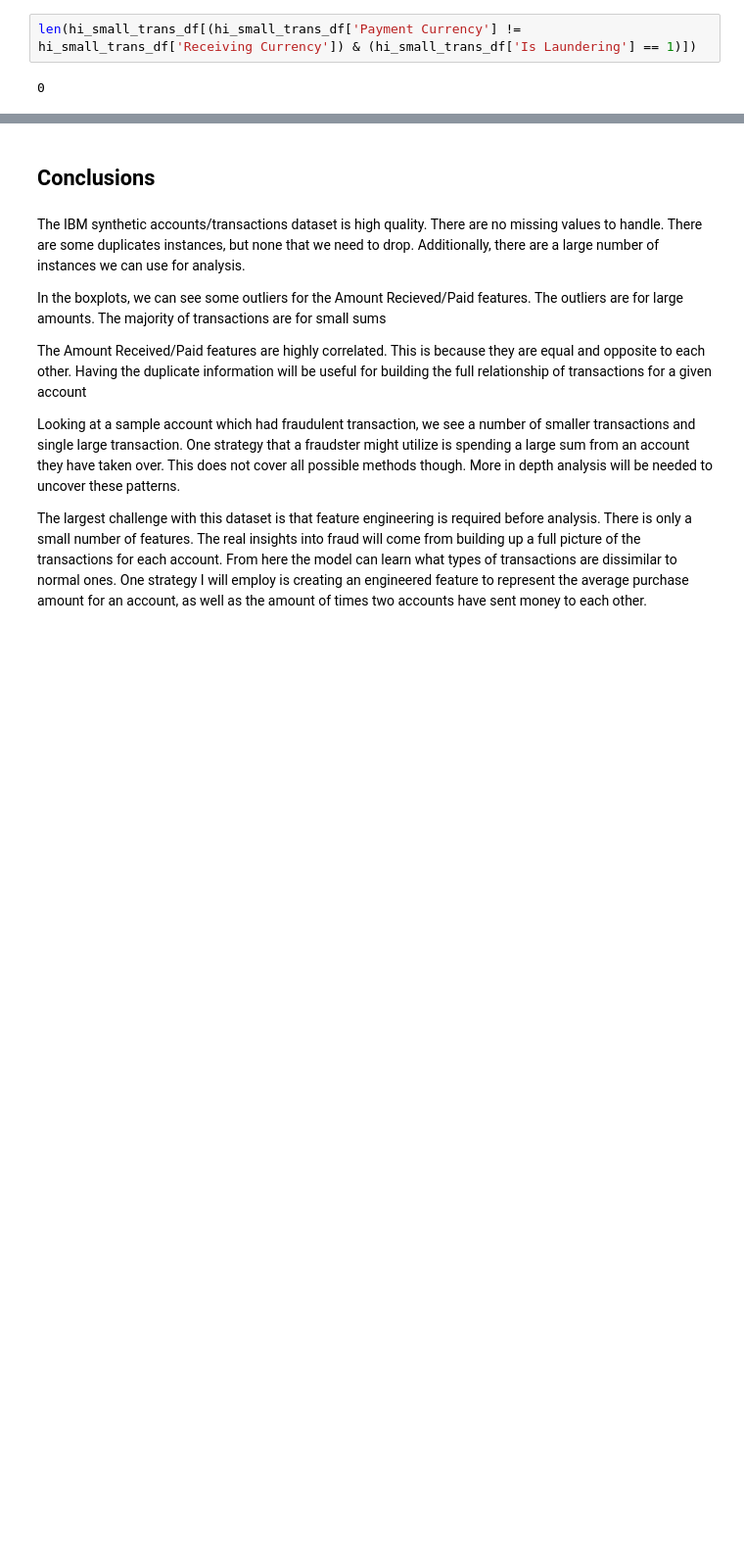
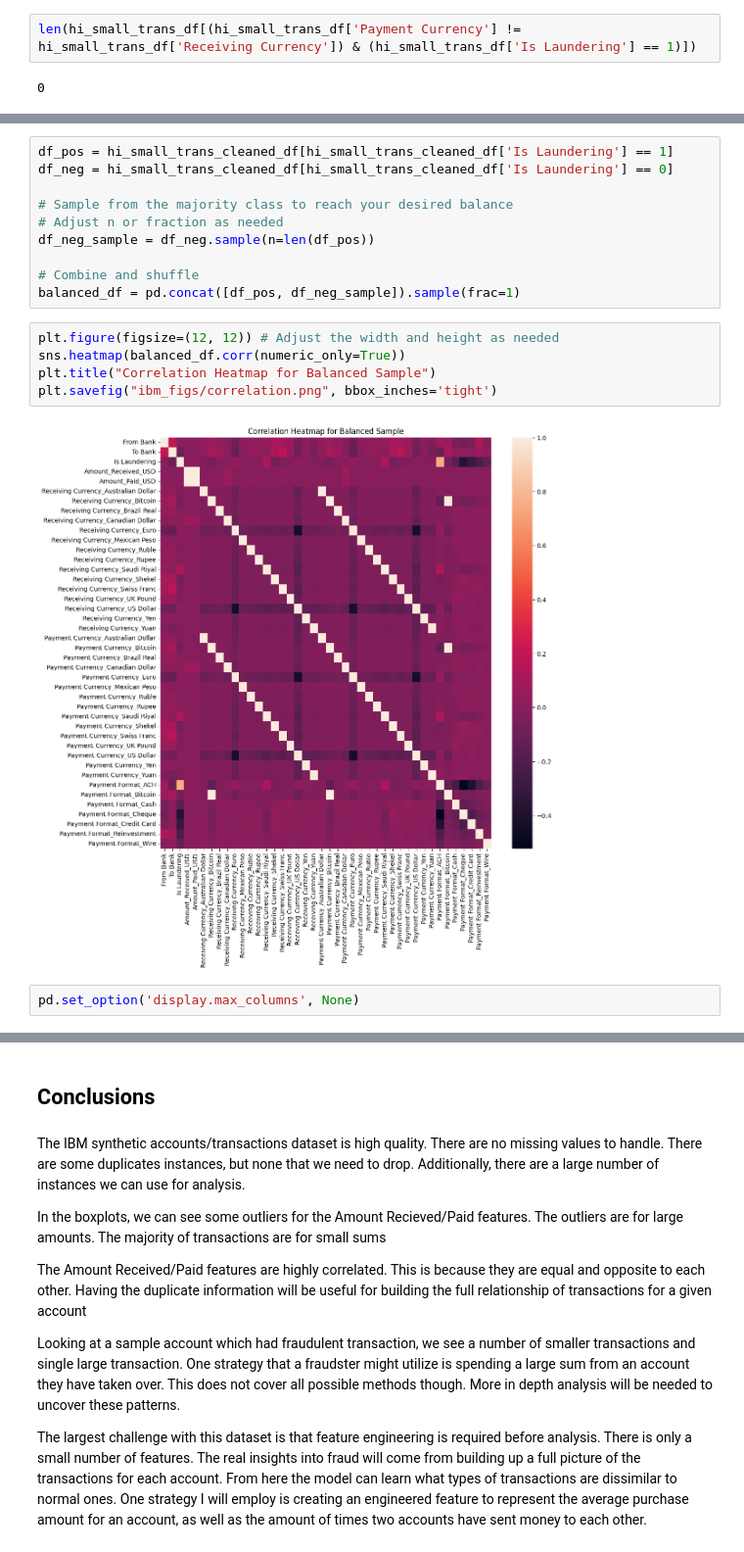
Before and after one commit to calebhadley1/Module-B-semester-2, a Jupyter notebook: Milestone 3 EDA/ibm_eda.ipynb, the cells around one changed output, grey strips where cells are left out. Shown at 98% size. Cells and saved outputs as stored; diff of their text form; blank space fills up the shorter version.

```diff
--- a/Milestone 3 EDA/ibm_eda.ipynb
+++ b/Milestone 3 EDA/ibm_eda.ipynb
@@ -758,0 +880,19 @@ len(hi_small_trans_df[(hi_small_trans_df['Payment Currency'] != hi_small_trans_d
+# %%
+df_pos = hi_small_trans_cleaned_df[hi_small_trans_cleaned_df['Is Laundering'] == 1]
+df_neg = hi_small_trans_cleaned_df[hi_small_trans_cleaned_df['Is Laundering'] == 0]
+
+# Sample from the majority class to reach your desired balance
+# Adjust n or fraction as needed
+df_neg_sample = df_neg.sample(n=len(df_pos))
+
+# Combine and shuffle
+balanced_df = pd.concat([df_pos, df_neg_sample]).sample(frac=1)
+# %%
+plt.figure(figsize=(12, 12)) # Adjust the width and height as needed
+sns.heatmap(balanced_df.corr(numeric_only=True))
+plt.title("Correlation Heatmap for Balanced Sample")
+plt.savefig("ibm_figs/correlation.png", bbox_inches='tight')
+# %% [output]
+[figure, added]
+# %%
+pd.set_option('display.max_columns', None)
```
Also changed, not shown: parts of 9 cells of this notebook, 6 other files.
